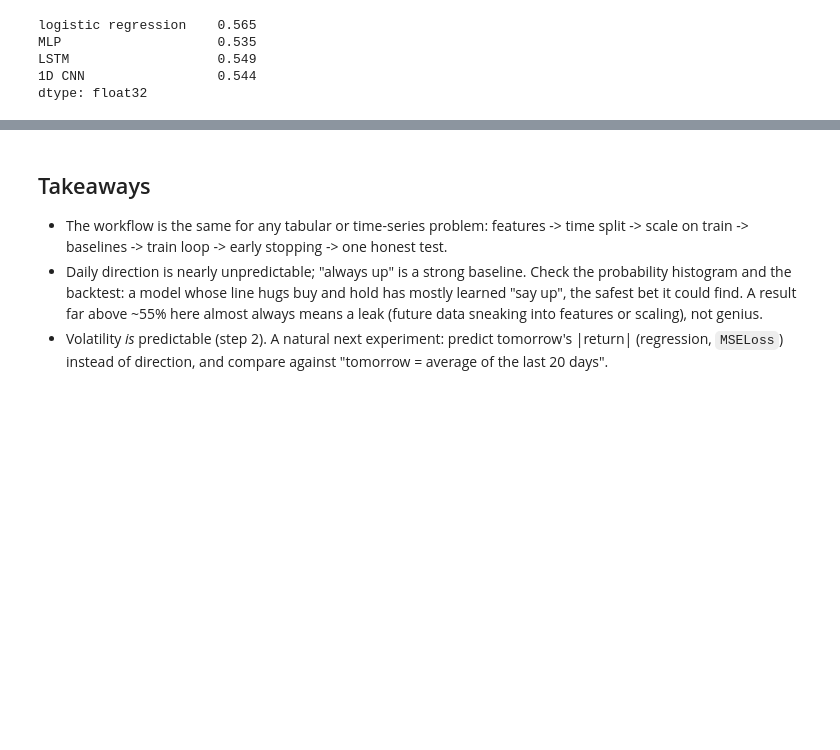
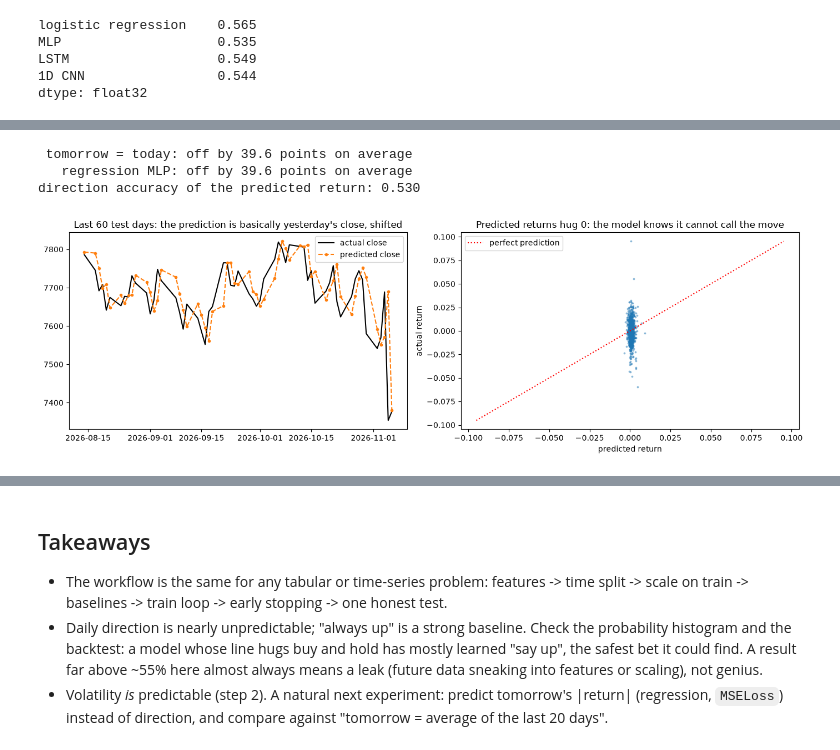
Before and after one commit to zaxovaiko/machine-learning, a Jupyter notebook: neural_networks/market_direction/market_direction.ipynb, the cells around one changed output, grey strips where cells are left out. Saved outputs shown, nothing was run; the diff lists cells and outputs as text; code cells hidden in the pictures; blank space fills up the shorter version.

```diff
--- a/neural_networks/market_direction/market_direction.ipynb
+++ b/neural_networks/market_direction/market_direction.ipynb
@@ -591,0 +634,35 @@ dtype: float32
+# %%
+close_today = sp.loc[test.index, "Close"].values
+actual_next = close_today * (1 + test["next_ret"].values)
+pred_ret = predict_return(reg_mlp, X_test)
+pred_next = close_today * (1 + pred_ret)
+next_dates = sp.index[sp.index.get_indexer(test.index) + 1]
+
+mae = {
+    "tomorrow = today": np.abs(close_today - actual_next).mean(),
+    "regression MLP": np.abs(pred_next - actual_next).mean(),
+}
+for name, v in mae.items():
+    print(f"{name:>17}: off by {v:,.1f} points on average")
+print(f"direction accuracy of the predicted return: {((pred_ret > 0) == (test['next_ret'].values > 0)).mean():.3f}")
+
+fig, (ax1, ax2) = plt.subplots(1, 2, figsize=(14, 4.5))
+last = slice(-60, None)
+ax1.plot(next_dates[last], actual_next[last], color="black", label="actual close")
+ax1.plot(next_dates[last], pred_next[last], "o--", ms=3, color="C1", label="predicted close")
+ax1.set_title("Last 60 test days: the prediction is basically yesterday's close, shifted")
+ax1.legend()
+
+ax2.scatter(pred_ret, test["next_ret"], s=3, alpha=0.4)
+lim = np.abs(test["next_ret"]).max()
+ax2.plot([-lim, lim], [-lim, lim], "r:", label="perfect prediction")
+ax2.set_xlabel("predicted return")
+ax2.set_ylabel("actual return")
+ax2.set_title("Predicted returns hug 0: the model knows it cannot call the move")
+ax2.legend()
+plt.tight_layout()
+# %% [output]
+ tomorrow = today: off by 39.6 points on average
+   regression MLP: off by 39.6 points on average
+direction accuracy of the predicted return: 0.530
+[figure, added]
```
Also changed, not shown: parts of 4 cells of this notebook.
